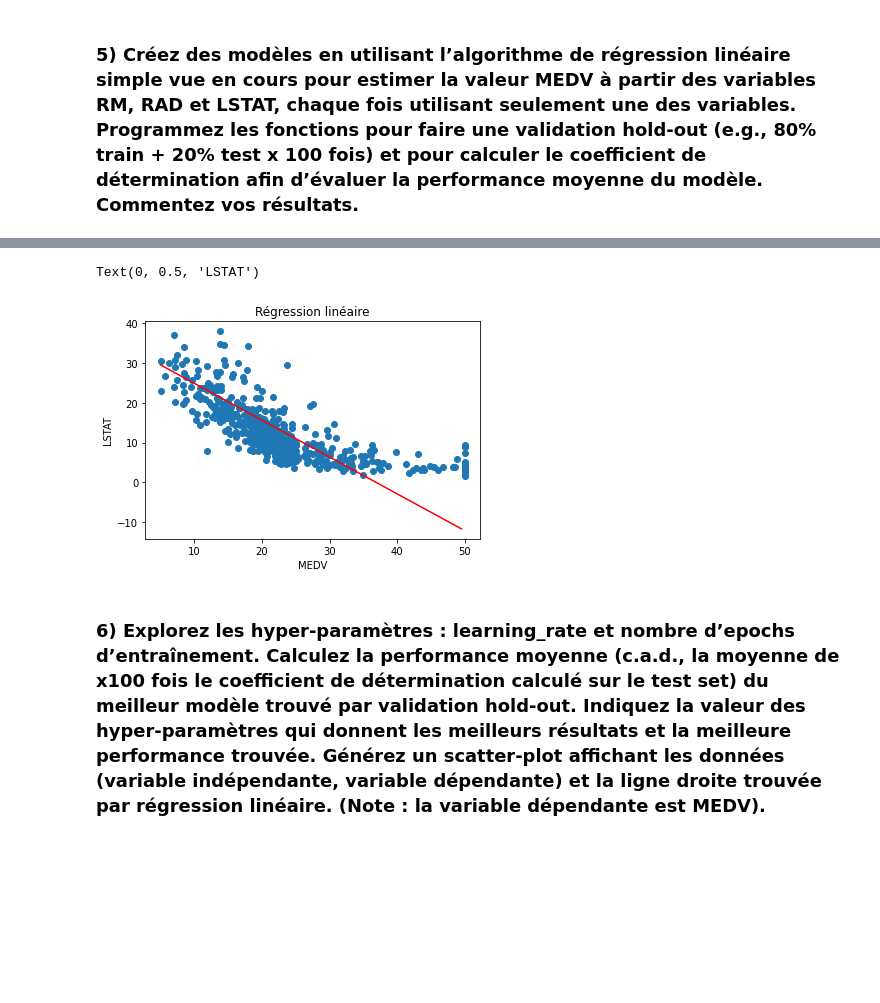
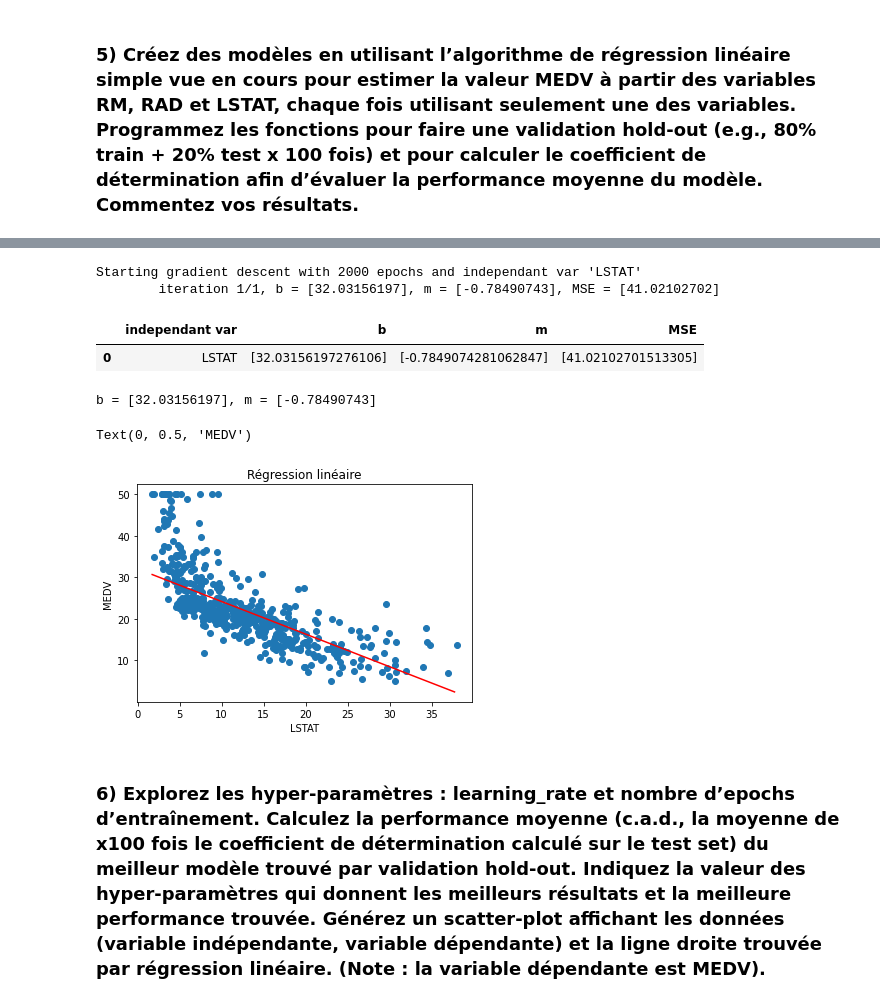
Before and after one commit to Leandro4002/ISD_TP5, a Jupyter notebook: notebook.ipynb, the cells around one changed output, grey strips where cells are left out. Saved outputs shown, nothing was run; the diff lists cells and outputs as text; code cells hidden in the pictures; blank space fills up the shorter version.

```diff
--- a/notebook.ipynb
+++ b/notebook.ipynb
@@ -244,0 +168,32 @@ Starting gradient descent with independant var 'RM' at b = [0.36168787], m = [0.
+# %%
+# Hyper-parameters
+learning_rate = 0.005
+num_epochs = 2000
+num_iterations = 1
+
+results = pd.DataFrame(columns=['independant var', 'b', 'm', 'MSE'])
+
+# Gradient descent
+for colName in ['LSTAT']:
+	data = boston_df[[colName, 'MEDV']].values
+	train_set, test_set = train_test_split(data, 0.80)
+	train_set = np.array(train_set)
+
+	print(f"\nStarting gradient descent with {num_epochs} epochs and independant var '{colName}'")
+
+	for i in range(num_iterations):
+		b = np.random.rand(1)  # intercept
+		m = np.random.rand(1)  # pente
+
+		[b, m] = gradient_descent(train_set, b, m, learning_rate, num_epochs)
+
+		mse = compute_MSE(b, m, train_set)
+		print(f"\titeration {i + 1}/{num_iterations}, b = {b}, m = {m}, MSE = {mse}")
+		results.loc[len(results)] = [colName, b, m, mse]
+
+results
+# %% [output]
+Starting gradient descent with 2000 epochs and independant var 'LSTAT'
+        iteration 1/1, b = [32.03156197], m = [-0.78490743], MSE = [41.02102702]
+|  | independant var | b | m | MSE |
+| 0 | LSTAT | [32.03156197276106] | [-0.7849074281062847] | [41.02102701513305] |
@@ -245,18 +202,20 @@ Starting gradient descent with independant var 'RM' at b = [0.36168787], m = [0.
 # %%
 from matplotlib import pyplot as plt
 
-plt.scatter(data['MEDV'], data['LSTAT'])
+plt.scatter(boston_df['LSTAT'], boston_df['MEDV'])
 
 # Draw prediction line
-x = np.arange(data['MEDV'].min(), data['MEDV'].max(), 0.5)
+x = np.arange(boston_df['LSTAT'].min(), boston_df['LSTAT'].max(), 0.5)
 plt.plot(x, m*x + b, 'r')
+print(f"b = {b}, m = {m}")
 
 plt.title('Régression linéaire')
-plt.xlabel('MEDV')
-plt.ylabel('LSTAT')
+plt.xlabel('LSTAT')
+plt.ylabel('MEDV')
 # %% [output]
-Text(0, 0.5, 'LSTAT')
+b = [32.03156197], m = [-0.78490743]
+Text(0, 0.5, 'MEDV')
-[figure, old version]
+[figure, new version]
 # %% [markdown]
 ### 6) Explorez les hyper-paramètres : learning_rate et nombre d’epochs d’entraînement. Calculez la performance moyenne (c.a.d., la moyenne de x100 fois le coefficient de détermination calculé sur le test set) du meilleur modèle trouvé par validation hold-out. Indiquez la valeur des hyper-paramètres qui donnent les meilleurs résultats et la meilleure performance trouvée. Générez un scatter-plot affichant les données (variable indépendante, variable dépendante) et la ligne droite trouvée par régression linéaire. (Note : la variable dépendante est MEDV).
 # %% [markdown]
```
Also changed, not shown: parts of 6 cells of this notebook.
